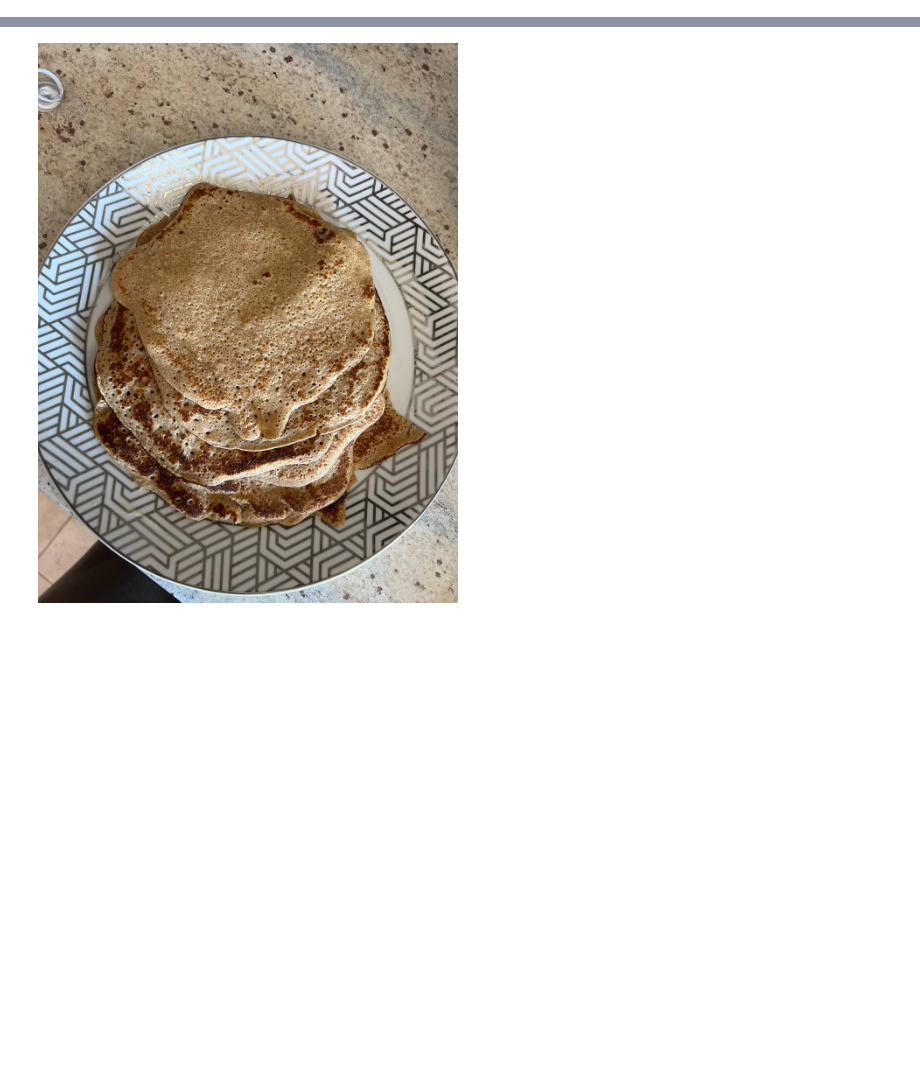
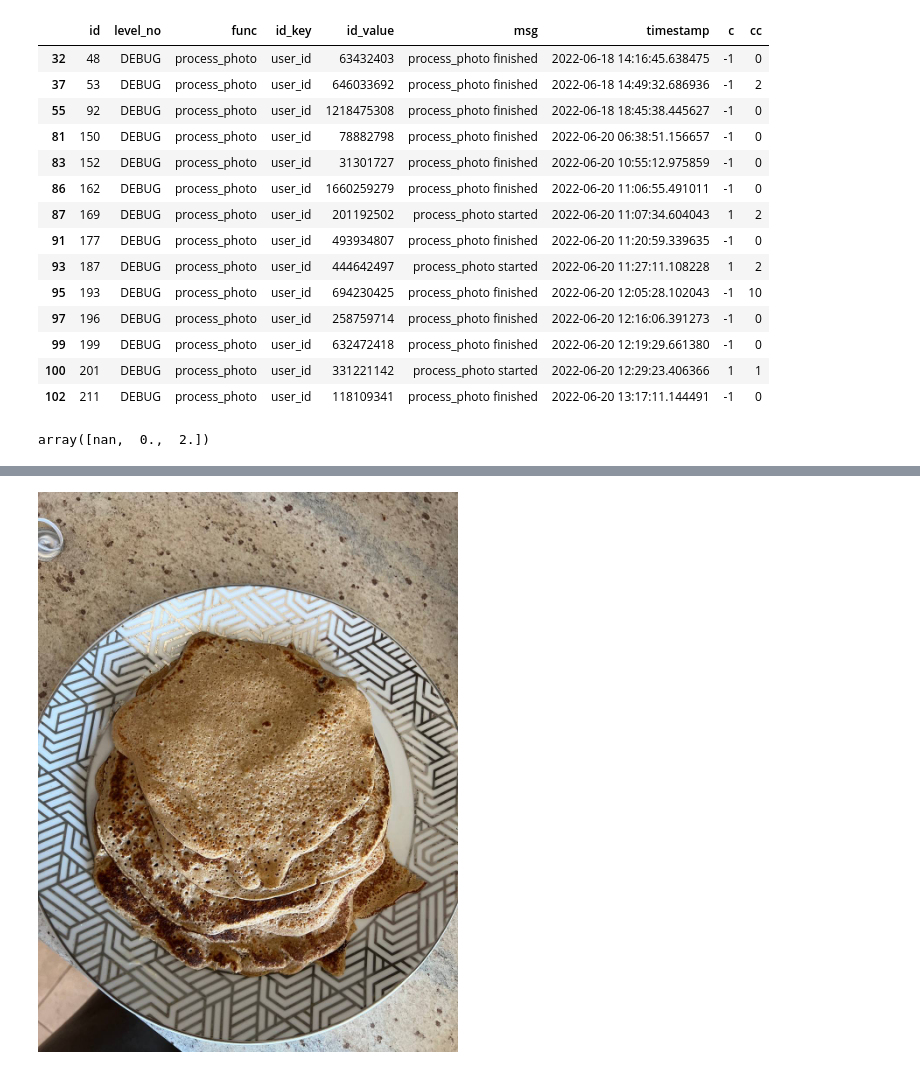
Before and after one commit to DmitriyG228/food, a Jupyter notebook: stats.ipynb, the cells around one changed output, grey strips where cells are left out. Drawn from its saved outputs; the diff is of its cells as text; code cells hidden in the pictures; blank space fills up the shorter version.

```diff
--- a/stats.ipynb
+++ b/stats.ipynb
@@ -35,0 +60,2 @@ days_used.sort_values(['days_used','max_timestamp'],ascending=False).head(10)
+# %%
+logs = pd.read_sql("select * from food.bot_logs where func = 'process_photo'",engine)
@@ -35,0 +78,23 @@ days_used.sort_values(['days_used','max_timestamp'],ascending=False).head(10)
+# %%
+def get_broken_photos(g):
+    g['c'] = np.where(g['msg']=='process_photo started',1,-1)
+    g['cc'] = g['c'].cumsum()
+    return g
+# %%
+logs.groupby('id_value').apply(get_broken_photos).drop_duplicates('id_value',keep='last')
+# %% [output]
+|  | id | level_no | func | id_key | id_value | msg | timestamp | c | cc |
+| 32 | 48 | DEBUG | process_photo | user_id | 63432403 | process_photo finished | 2022-06-18 14:16:45.638475 | -1 | 0 |
+| 37 | 53 | DEBUG | process_photo | user_id | 646033692 | process_photo finished | 2022-06-18 14:49:32.686936 | -1 | 2 |
+| 55 | 92 | DEBUG | process_photo | user_id | 1218475308 | process_photo finished | 2022-06-18 18:45:38.445627 | -1 | 0 |
+| 81 | 150 | DEBUG | process_photo | user_id | 78882798 | process_photo finished | 2022-06-20 06:38:51.156657 | -1 | 0 |
+| 83 | 152 | DEBUG | process_photo | user_id | 31301727 | process_photo finished | 2022-06-20 10:55:12.975859 | -1 | 0 |
+| 86 | 162 | DEBUG | process_photo | user_id | 1660259279 | process_photo finished | 2022-06-20 11:06:55.491011 | -1 | 0 |
+| 87 | 169 | DEBUG | process_photo | user_id | 201192502 | process_photo started | 2022-06-20 11:07:34.604043 | 1 | 2 |
+| 91 | 177 | DEBUG | process_photo | user_id | 493934807 | process_photo finished | 2022-06-20 11:20:59.339635 | -1 | 0 |
+| 93 | 187 | DEBUG | process_photo | user_id | 444642497 | process_photo started | 2022-06-20 11:27:11.108228 | 1 | 2 |
+| 95 | 193 | DEBUG | process_photo | user_id | 694230425 | process_photo finished | 2022-06-20 12:05:28.102043 | -1 | 10 |
+| 97 | 196 | DEBUG | process_photo | user_id | 258759714 | process_photo finished | 2022-06-20 12:16:06.391273 | -1 | 0 |
+| 99 | 199 | DEBUG | process_photo | user_id | 632472418 | process_photo finished | 2022-06-20 12:19:29.661380 | -1 | 0 |
+| 100 | 201 | DEBUG | process_photo | user_id | 331221142 | process_photo started | 2022-06-20 12:29:23.406366 | 1 | 1 |
+| 102 | 211 | DEBUG | process_photo | user_id | 118109341 | process_photo finished | 2022-06-20 13:17:11.144491 | -1 | 0 |
@@ -35,0 +104,4 @@ days_used.sort_values(['days_used','max_timestamp'],ascending=False).head(10)
+# %%
+logs['c'].unique()
+# %% [output]
+array([nan,  0.,  2.])
```
Also changed, not shown: parts of 24 cells of this notebook, 2 other files.
